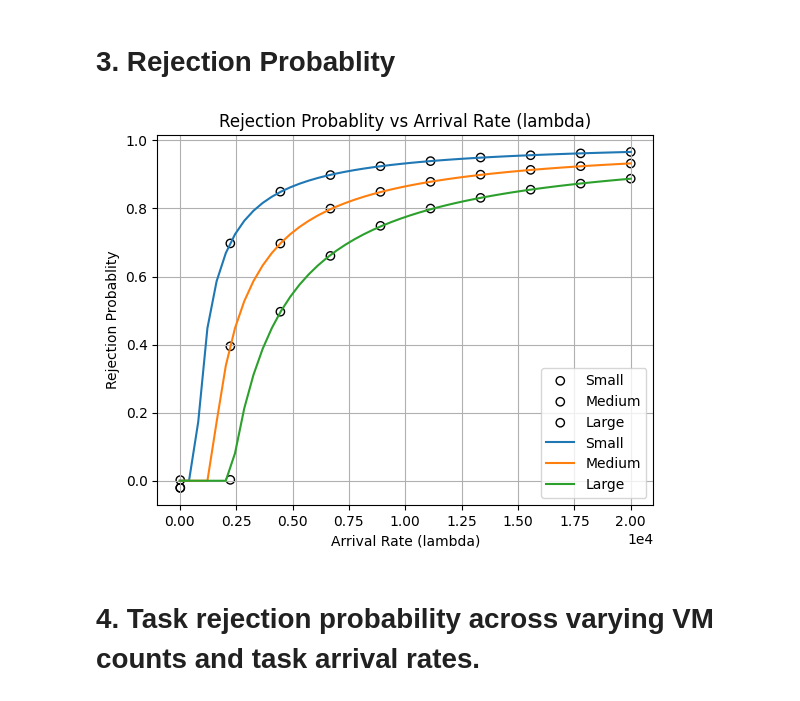
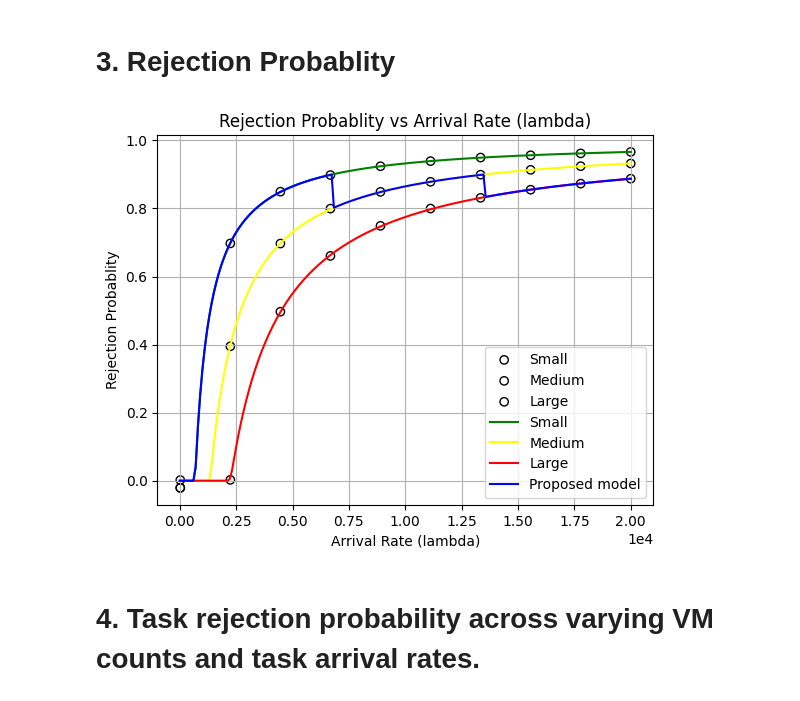
Before and after one commit to sivasurya16/adaptive-workload-management, a Jupyter notebook: analysis/analysis.ipynb, the cells around one changed output. Drawn from its saved outputs; the diff is of its cells as text; code cells hidden in the pictures.

```diff
--- a/analysis/analysis.ipynb
+++ b/analysis/analysis.ipynb
@@ -150,21 +158,23 @@ def get_avg_cpu_metrics(result,m):
 # %% [markdown]
 # 1. CPU Usage vs Arrival Rate
 # %%
-# no of physical machine, no of VM in physical machine, maximum queue capacity per VM
-N, M, K = 10, 15, 100
-service_rate = (45, 90, 150)
-mu = 25000
-
 lambda_values = np.linspace(0, 2*10**4, 100).astype(int)
 lambda_values_jmt = np.linspace(20, 2*10**4, 10).astype(int)
 cpu_usage_values = [[], [], []]
 cpu_usage_values_jmt = [[], [], []]
+proposed = []
 # %%
 # Calculate CPU usage for each lambda
 for lambda_i in lambda_values:
     for i, mu_i in enumerate(service_rate):
         cpu_usage = compute_cpu_usage(lambda_i, N, M, mu_i, K)*100
         cpu_usage_values[i].append(cpu_usage)
+    if lambda_i < t1:
+        proposed.append(cpu_usage_values[0][-1])
+    elif lambda_i < t2:
+        proposed.append(cpu_usage_values[1][-1])
+    else:
+        proposed.append(cpu_usage_values[2][-1])
 # %%
 for lambda_i in lambda_values_jmt:
     for i, mu_i in enumerate(service_rate):
@@ -255,10 +266,11 @@ plt.show()
 # %% [markdown]
 # 3. Rejection Probablity
 # %%
-lambda_values = np.linspace(0, 2*10**4, 50).astype(int)
+lambda_values = np.linspace(0, 2*10**4, 200).astype(int)
 rejection_probablity = [[], [], []]
 lambda_values_jmt = np.linspace(20, 2*10**4, 10)
 rejection_probablity_jmt = [[], [], []]
+proposed = []
 # %%
 # Calculate CPU usage for each lambda
 for lambda_i in lambda_values:
@@ -266,6 +278,13 @@ for lambda_i in lambda_values:
         # keep N as 1 as we care about only vms
         rejection = compute_rejection_probablity(lambda_i, 1, M, mu_i, K)
         rejection_probablity[i].append(rejection)
+
+    if lambda_i < t1:
+        proposed.append(rejection_probablity[0][-1])
+    elif lambda_i < t2:
+        proposed.append(rejection_probablity[1][-1])
+    else:
+        proposed.append(rejection_probablity[2][-1])
 # %%
 
 rejection_probablity_jmt[0] = [19.9601, 677.8005, 671.4770, 679.7308,
@@ -288,23 +307,24 @@ for i,lambda_i in enumerate(lambda_values_jmt):
 # %%
 # Plot the graph
 plt.scatter(lambda_values_jmt, rejection_probablity_jmt[0], label="Small",
             marker='o', edgecolors='black', facecolors='none')
 plt.scatter(lambda_values_jmt, rejection_probablity_jmt[1], label="Medium",
             marker='o', edgecolors='black', facecolors='none')
 plt.scatter(lambda_values_jmt, rejection_probablity_jmt[2], label="Large",
             marker='o', edgecolors='black', facecolors='none')
-plt.plot(lambda_values, rejection_probablity[0], label="Small")
-plt.plot(lambda_values, rejection_probablity[1], label="Medium")
-plt.plot(lambda_values, rejection_probablity[2], label="Large")
+plt.plot(lambda_values, rejection_probablity[0], label="Small", color="green")
+plt.plot(lambda_values, rejection_probablity[1], label="Medium", color="yellow")
+plt.plot(lambda_values, rejection_probablity[2], label="Large", color="red")
+plt.plot(lambda_values, proposed, label="Proposed model", color='blue')
 plt.xlabel("Arrival Rate (lambda)")
 plt.ticklabel_format(style='sci', axis='x', scilimits=(0,0))
 plt.ylabel("Rejection Probablity")
 plt.title("Rejection Probablity vs Arrival Rate (lambda)")
 plt.grid(True)
 plt.legend()
 plt.show()
 # %% [output]
-[figure, old version]
+[figure, new version]
 # %% [markdown]
 # 4. Task rejection probability across varying VM counts and task arrival rates.
 # %%
```
Also changed, not shown: parts of 9 cells of this notebook.
